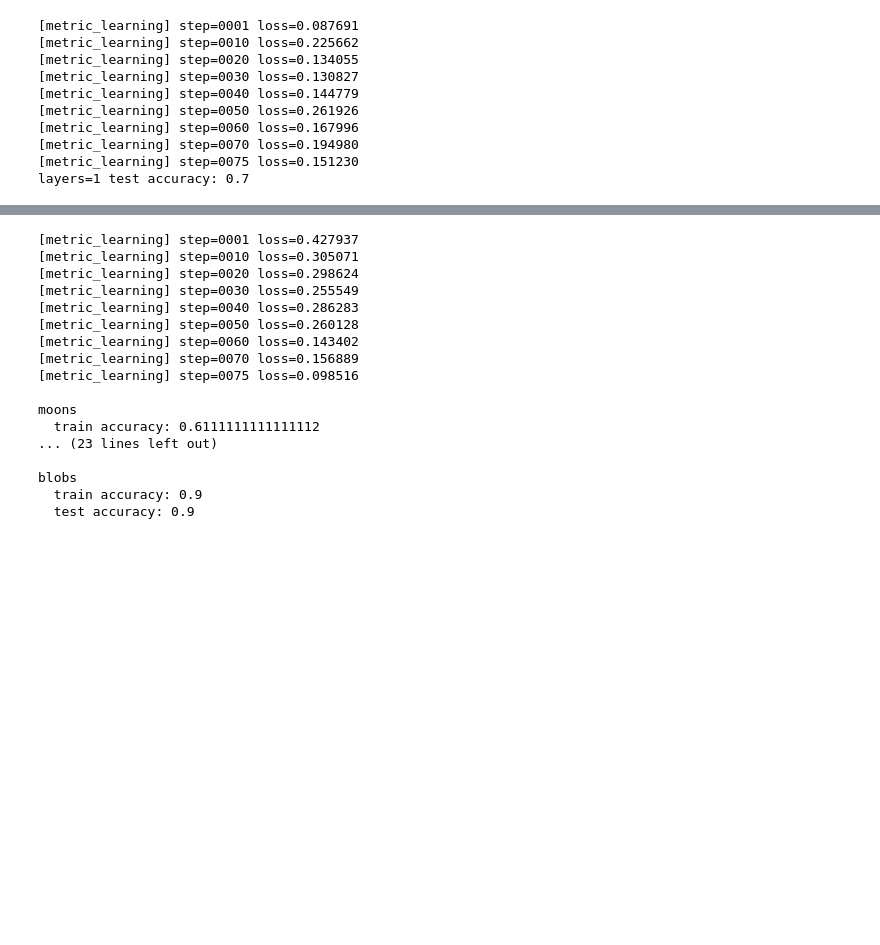
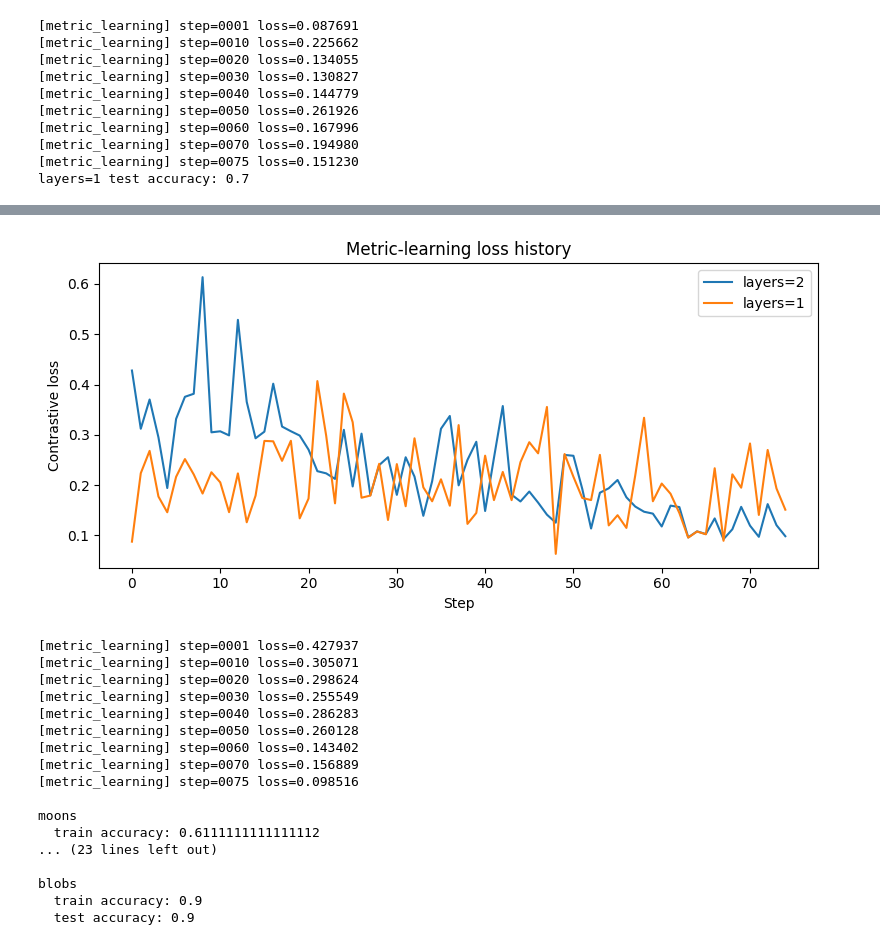
Before and after one commit to SidRichardsQuantum/Quantum_Machine_Learning, a Jupyter notebook: notebooks/tutorials/09-quantum-metric-learning.ipynb, the cells around one changed output, grey strips where cells are left out. Drawn from its saved outputs; the diff is of its cells as text; code cells hidden in the pictures; blank space fills up the shorter version.

```diff
--- a/notebooks/tutorials/09-quantum-metric-learning.ipynb
+++ b/notebooks/tutorials/09-quantum-metric-learning.ipynb
@@ -113,3 +124,18 @@ layers=1 test accuracy: 0.7
+# %%
+loss_history = np.asarray(result.loss_history, dtype=float)
+small_loss_history = np.asarray(result_small.loss_history, dtype=float)
+
+plt.figure(figsize=(8, 4))
+plt.plot(loss_history, label="layers=2")
+plt.plot(small_loss_history, label="layers=1")
+plt.xlabel("Step")
+plt.ylabel("Contrastive loss")
+plt.title("Metric-learning loss history")
+plt.legend()
+plt.tight_layout()
+plt.show()
+# %% [output]
+[figure, added]
 # %%
 # Compare dataset choices
 
```
Also changed, not shown: parts of 7 cells of this notebook, 54 other files.
